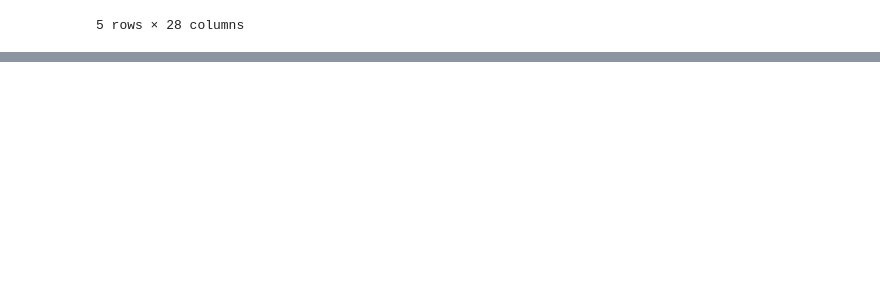
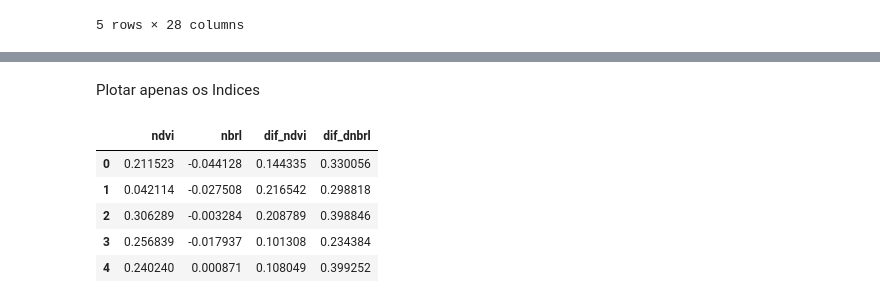
Before and after one commit to GSansigolo/data-science, a Jupyter notebook: src/MLP/data_science.ipynb, the cells around one changed output, grey strips where cells are left out. Saved outputs shown, nothing was run; the diff lists cells and outputs as text; code cells hidden in the pictures; blank space fills up the shorter version.

```diff
--- a/src/MLP/data_science.ipynb
+++ b/src/MLP/data_science.ipynb
@@ -162,0 +166,12 @@ plt.ylabel("Ndvi", fontsize=24);
+# %% [markdown]
+Plotar apenas os Indices
+# %%
+queimadas_indices = queimadas_data.drop(['area_ha','verifica', 'perim','focos', 'mes_atual', 'mes_anterior', 'medianb2', 'medianb3', 'medianb4', 'medianb5', 'medianb6', 'medianb7'],  axis=1)
+queimadas_indices.head()
+# %% [output]
+|  | ndvi | nbrl | dif_ndvi | dif_dnbrl |
+| 0 | 0.211523 | -0.044128 | 0.144335 | 0.330056 |
+| 1 | 0.042114 | -0.027508 | 0.216542 | 0.298818 |
+| 2 | 0.306289 | -0.003284 | 0.208789 | 0.398846 |
+| 3 | 0.256839 | -0.017937 | 0.101308 | 0.234384 |
+| 4 | 0.240240 | 0.000871 | 0.108049 | 0.399252 |
```
Also changed, not shown: parts of 3 cells of this notebook.
